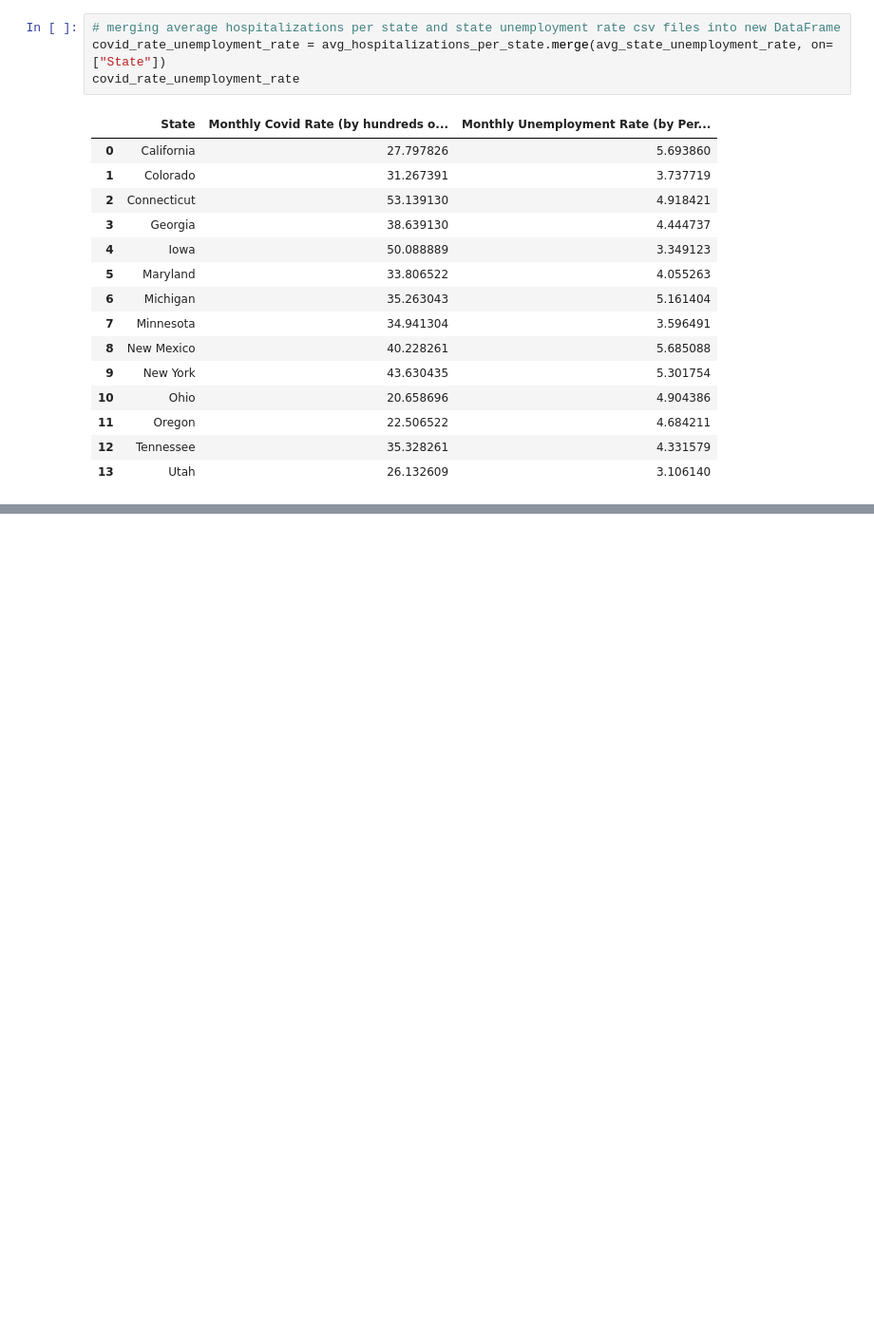
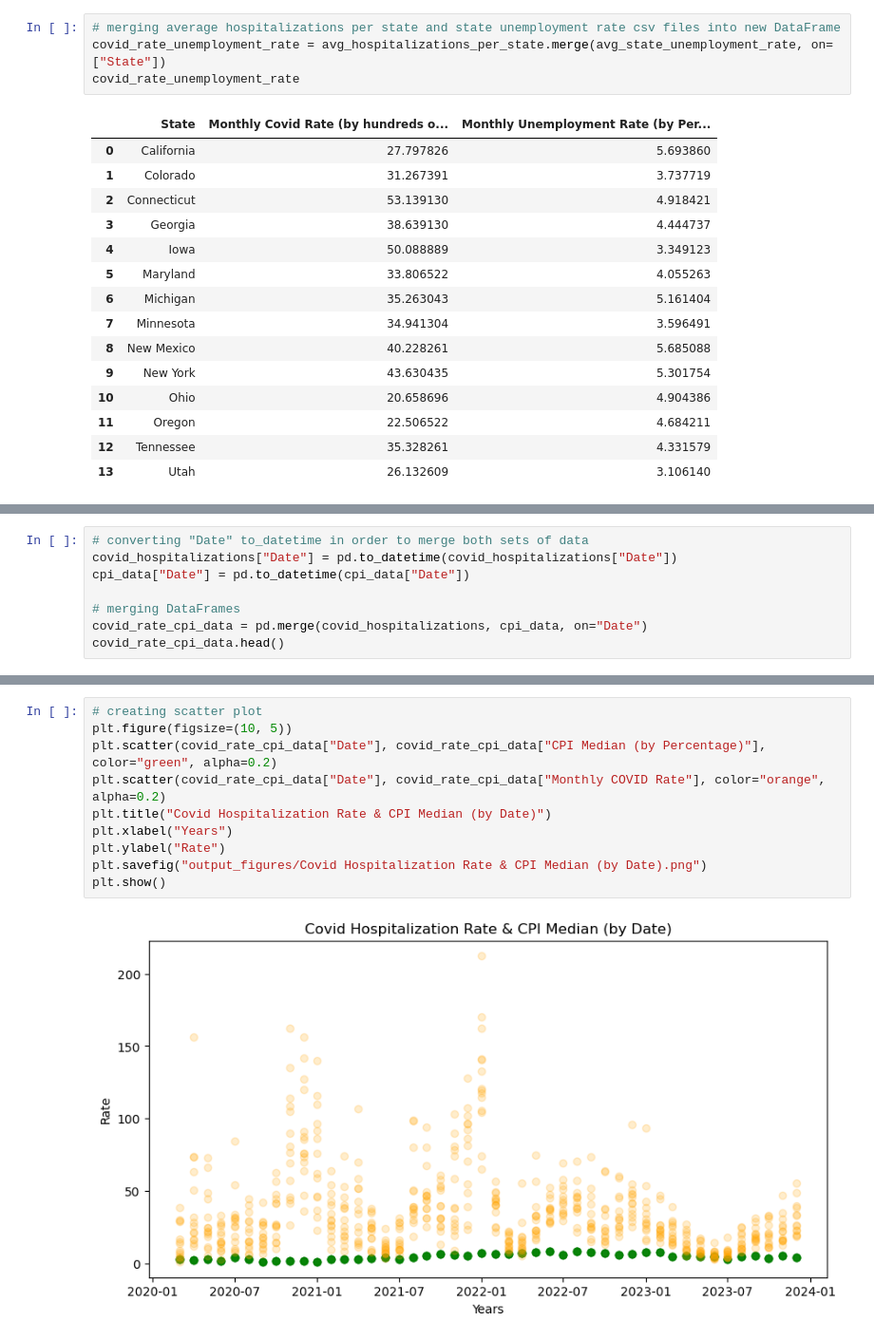
Before and after one commit to Csaldivar23/Project_1, a Jupyter notebook: Covid_Economic_Impact.ipynb, the cells around one changed output, grey strips where cells are left out. Shown at 95% size. Cells and saved outputs as stored; diff of their text form; blank space fills up the shorter version.

```diff
--- a/Covid_Economic_Impact.ipynb
+++ b/Covid_Economic_Impact.ipynb
@@ -286,0 +251,8 @@ plt.show()
+# %%
+# converting "Date" to_datetime in order to merge both sets of data
+covid_hospitalizations["Date"] = pd.to_datetime(covid_hospitalizations["Date"])
+cpi_data["Date"] = pd.to_datetime(cpi_data["Date"])
+
+# merging DataFrames
+covid_rate_cpi_data = pd.merge(covid_hospitalizations, cpi_data, on="Date")
+covid_rate_cpi_data.head()
@@ -286,0 +266,12 @@ plt.show()
+# %%
+# creating scatter plot
+plt.figure(figsize=(10, 5))
+plt.scatter(covid_rate_cpi_data["Date"], covid_rate_cpi_data["CPI Median (by Percentage)"], color="green", alpha=0.2)
+plt.scatter(covid_rate_cpi_data["Date"], covid_rate_cpi_data["Monthly COVID Rate"], color="orange", alpha=0.2)
+plt.title("Covid Hospitalization Rate & CPI Median (by Date)")
+plt.xlabel("Years")
+plt.ylabel("Rate")
+plt.savefig("output_figures/Covid Hospitalization Rate & CPI Median (by Date).png")
+plt.show()
+# %% [output]
+[figure, added]
```
Also changed, not shown: parts of 16 cells of this notebook, 3 other files.
